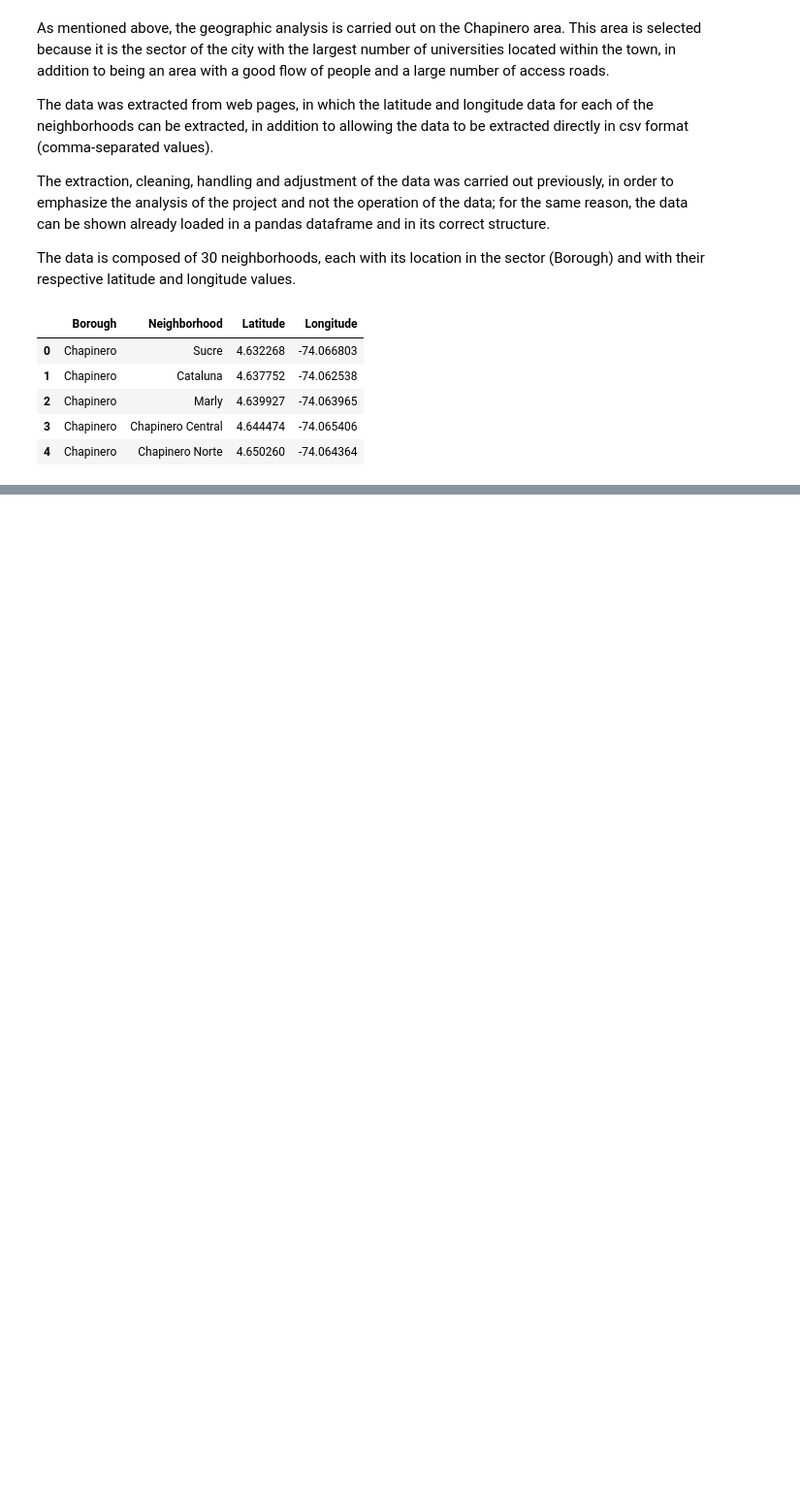
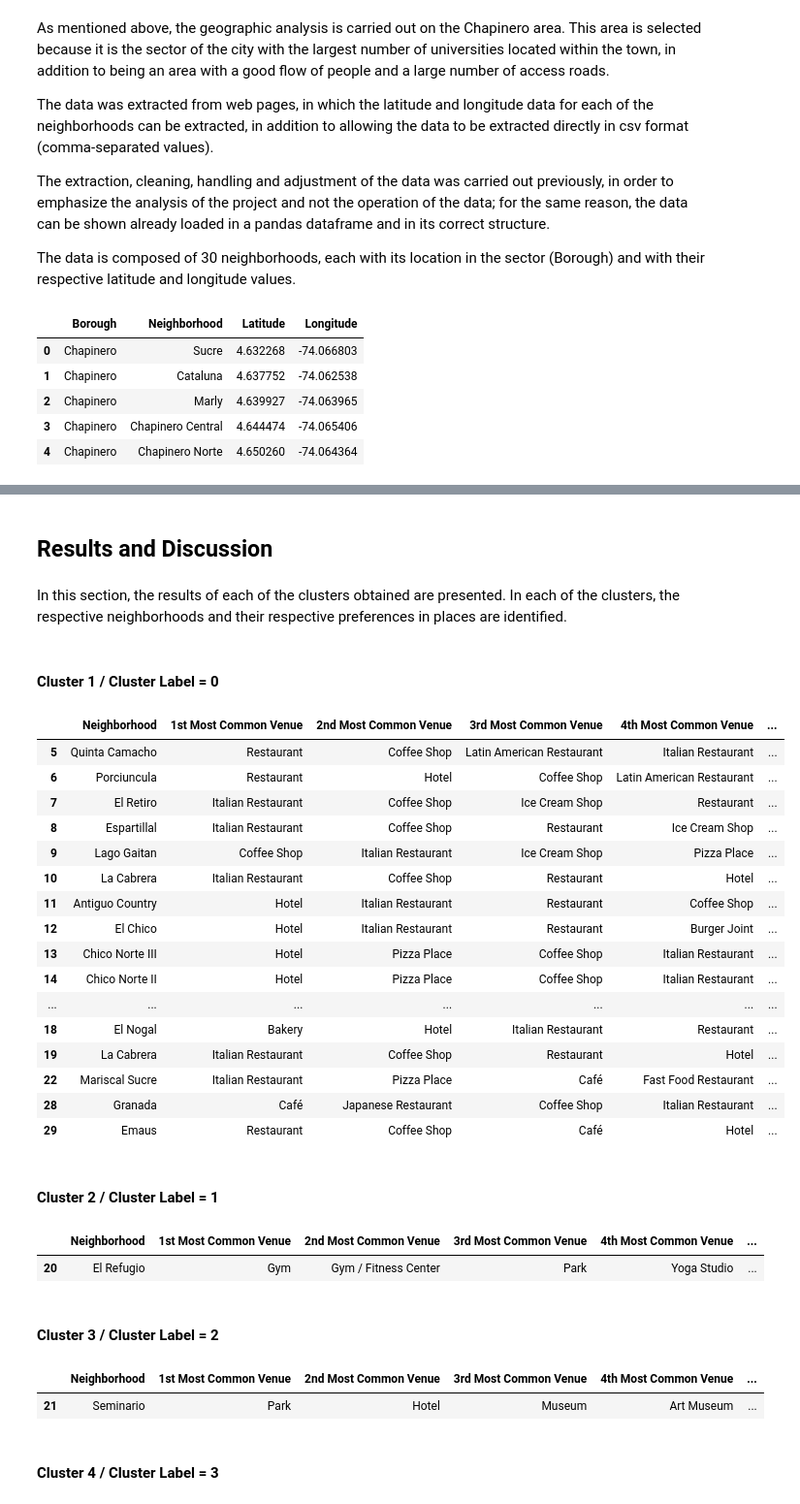
Before and after one commit to Nicolas-Fresneda/Coursera_Capstone, a Jupyter notebook: Capstone Project - The Battle of Neighborhoods.ipynb, the cells around one changed output, grey strips where cells are left out. Shown at 97% size. Saved outputs shown, nothing was run; the diff lists cells and outputs as text; code cells hidden in the pictures; blank space fills up the shorter version.

Commit message:
Published from Watson Studio.

```diff
--- a/Capstone Project - The Battle of Neighborhoods.ipynb
+++ b/Capstone Project - The Battle of Neighborhoods.ipynb
@@ -31,0 +383,6 @@ The data is composed of 30 neighborhoods, each with its location in the sector (
+# %%
+def return_most_common_venues(row, num_top_venues):
+    row_categories = row.iloc[1:]
+    row_categories_sorted = row_categories.sort_values(ascending=False)
+
+    return row_categories_sorted.index.values[0:num_top_venues]
@@ -31,0 +441,9 @@ The data is composed of 30 neighborhoods, each with its location in the sector (
+# %%
+# set number of clusters
+kclusters = 5
+
+# run k-means clustering
+kmeans = KMeans(n_clusters=kclusters, random_state=0).fit(chapinero_grouped_clustering)
+
+# check cluster labels generated for each row in the dataframe
+kmeans.labels_[0:10]
@@ -31,0 +454,10 @@ The data is composed of 30 neighborhoods, each with its location in the sector (
+# %%
+# add clustering labels
+neighborhoods_venues_sorted.insert(0, 'Cluster Labels', kmeans.labels_)
+
+chapinero_merged = df
+
+# merge toronto_grouped with toronto_data to add latitude/longitude for each neighborhood
+chapinero_merged = chapinero_merged.join(neighborhoods_venues_sorted.set_index('Neighborhood'), on='Neighborhood')
+
+chapinero_merged.head() # check the last columns!
@@ -31,0 +499,42 @@ The data is composed of 30 neighborhoods, each with its location in the sector (
+# %% [markdown]
+## Results and Discussion <a name="results"></a>
+# %% [markdown]
+In this section, the results of each of the clusters obtained are presented. In each of the clusters, the respective neighborhoods and their respective preferences in places are identified.
+# %% [markdown]
+#### Cluster 1 / Cluster Label = 0
+# %%
+chapinero_merged.loc[chapinero_merged['Cluster Labels'] == 0, chapinero_merged.columns[[1] + list(range(5, chapinero_merged.shape[1]))]]
+# %% [output]
+|  | Neighborhood | 1st Most Common Venue | 2nd Most Common Venue | 3rd Most Common Venue | 4th Most Common Venue | ... |
+| 5 | Quinta Camacho | Restaurant | Coffee Shop | Latin American Restaurant | Italian Restaurant | ... |
+| 6 | Porciuncula | Restaurant | Hotel | Coffee Shop | Latin American Restaurant | ... |
+| 7 | El Retiro | Italian Restaurant | Coffee Shop | Ice Cream Shop | Restaurant | ... |
+| 8 | Espartillal | Italian Restaurant | Coffee Shop | Restaurant | Ice Cream Shop | ... |
+| 9 | Lago Gaitan | Coffee Shop | Italian Restaurant | Ice Cream Shop | Pizza Place | ... |
+| 10 | La Cabrera | Italian Restaurant | Coffee Shop | Restaurant | Hotel | ... |
+| 11 | Antiguo Country | Hotel | Italian Restaurant | Restaurant | Coffee Shop | ... |
+| 12 | El Chico | Hotel | Italian Restaurant | Restaurant | Burger Joint | ... |
+| 13 | Chico Norte III | Hotel | Pizza Place | Coffee Shop | Italian Restaurant | ... |
+| 14 | Chico Norte II | Hotel | Pizza Place | Coffee Shop | Italian Restaurant | ... |
+| ... | ... | ... | ... | ... | ... | ... |
+| 18 | El Nogal | Bakery | Hotel | Italian Restaurant | Restaurant | ... |
+| 19 | La Cabrera | Italian Restaurant | Coffee Shop | Restaurant | Hotel | ... |
+| 22 | Mariscal Sucre | Italian Restaurant | Pizza Place | Café | Fast Food Restaurant | ... |
+| 28 | Granada | Café | Japanese Restaurant | Coffee Shop | Italian Restaurant | ... |
+| 29 | Emaus | Restaurant | Coffee Shop | Café | Hotel | ... |
+# %% [markdown]
+#### Cluster 2 / Cluster Label = 1
+# %%
+chapinero_merged.loc[chapinero_merged['Cluster Labels'] == 1, chapinero_merged.columns[[1] + list(range(5, chapinero_merged.shape[1]))]]
+# %% [output]
+|  | Neighborhood | 1st Most Common Venue | 2nd Most Common Venue | 3rd Most Common Venue | 4th Most Common Venue | ... |
+| 20 | El Refugio | Gym | Gym / Fitness Center | Park | Yoga Studio | ... |
+# %% [markdown]
+#### Cluster 3 / Cluster Label = 2
+# %%
+chapinero_merged.loc[chapinero_merged['Cluster Labels'] == 2, chapinero_merged.columns[[1] + list(range(5, chapinero_merged.shape[1]))]]
+# %% [output]
+|  | Neighborhood | 1st Most Common Venue | 2nd Most Common Venue | 3rd Most Common Venue | 4th Most Common Venue | ... |
+| 21 | Seminario | Park | Hotel | Museum | Art Museum | ... |
+# %% [markdown]
+#### Cluster 4 / Cluster Label = 3
```
Also changed, not shown: parts of 58 cells of this notebook.
